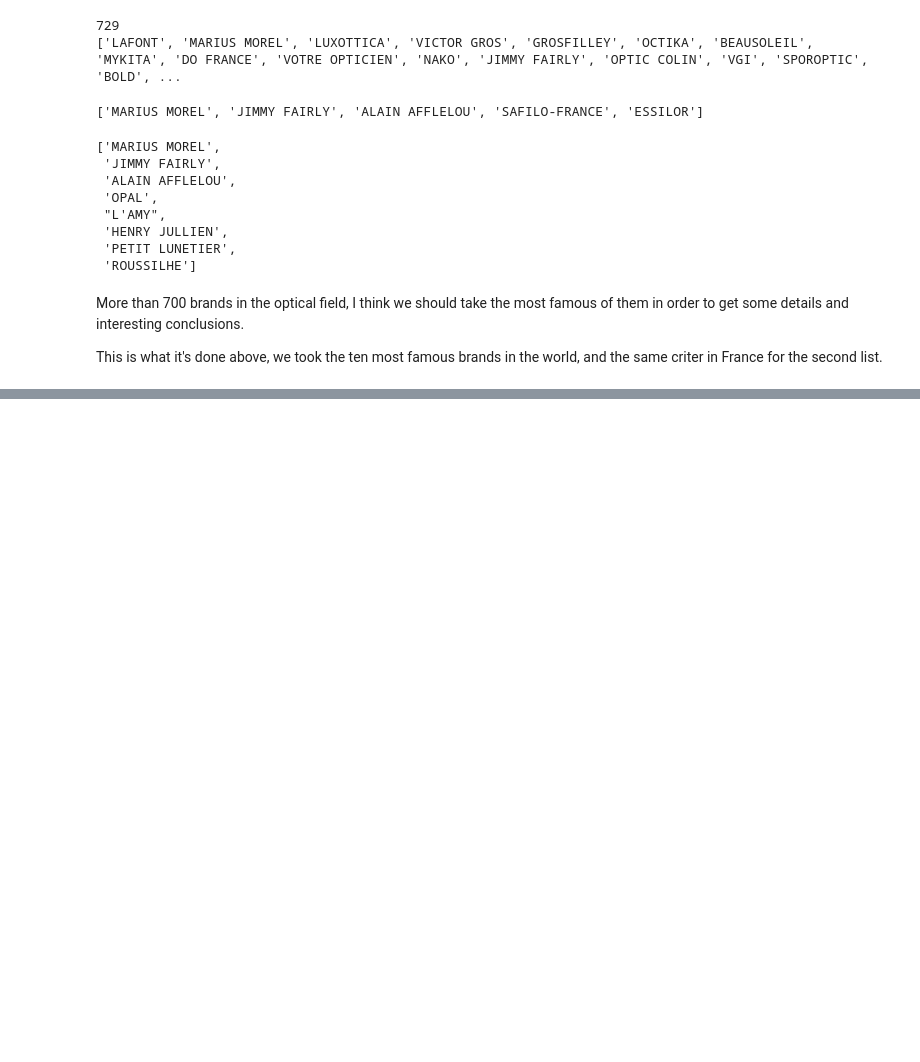
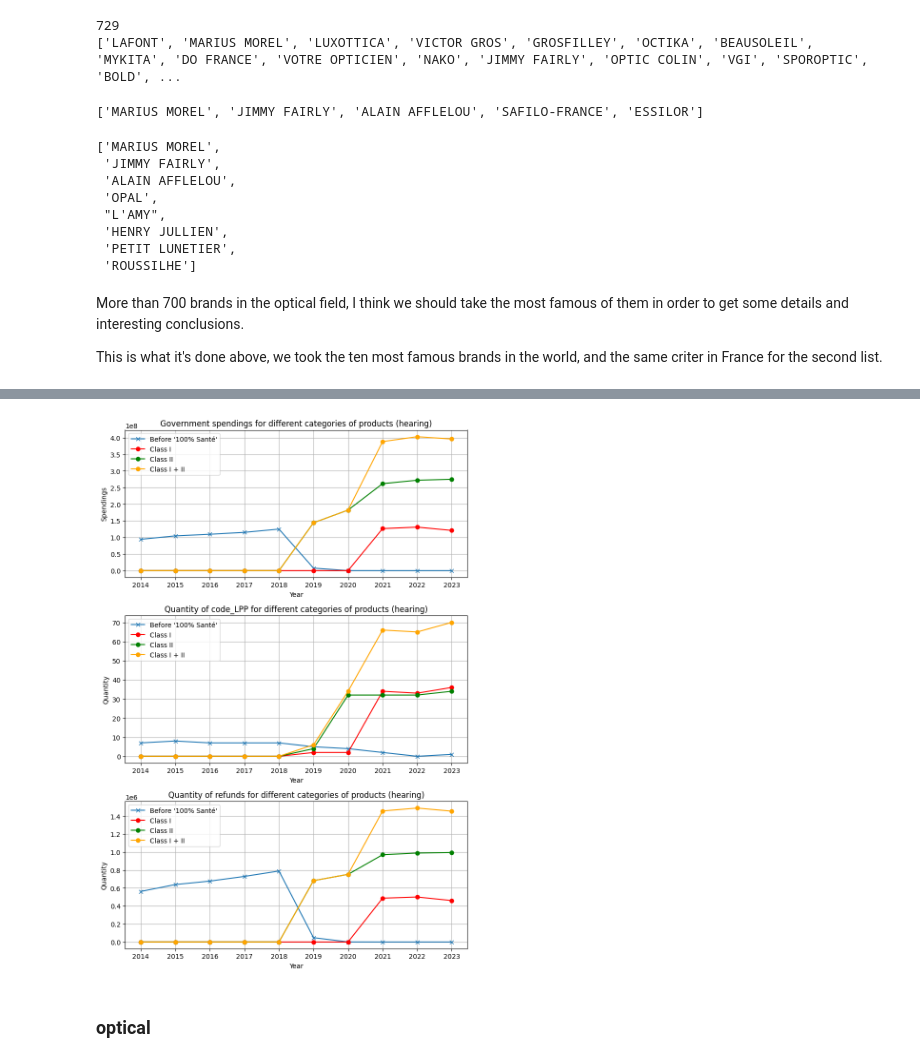
Before and after one commit to bparent11/analysingEffectOfHealthPlanInFrance, a Jupyter notebook: code/governmental-expenditures.ipynb, the cells around one changed output, grey strips where cells are left out. Saved outputs shown, nothing was run; the diff lists cells and outputs as text; code cells hidden in the pictures; blank space fills up the shorter version.

```diff
--- a/code/governmental-expenditures.ipynb
+++ b/code/governmental-expenditures.ipynb
@@ -969,0 +1042,17 @@ with open('../data/classII_gov_exp_for_different_brands_hearing_field', 'w', enc
+# %%
+classI_II = []
+
+for i in range(3):
+    combined = defaultdict(int)
+
+    # Ajouter les valeurs de classA, classB, classC, classD
+    for key, value in Counter(classI[i]).items():
+        combined[key] += value
+    for key, value in Counter(classII[i]).items():
+        combined[key] += value
+
+    # Ajouter le dictionnaire combiné à la liste
+    classI_II.append(dict(combined))
+
+# Afficher le résultat
+print(classI_II)
@@ -969,0 +1061,2 @@ with open('../data/classII_gov_exp_for_different_brands_hearing_field', 'w', enc
+# %%
+list_years = np.array([year for year in classII[0].keys()])
@@ -969,0 +1078,32 @@ with open('../data/classII_gov_exp_for_different_brands_hearing_field', 'w', enc
+# %%
+fig, axes = plt.subplots(3, 1, figsize=(8, 12))
+
+axes = axes.flatten()
+
+for i in range(3):
+    axes[i].plot(list_years, classABCD[i].values(), color="#1f77b4", label="Before '100% Santé'", marker='x')
+    axes[i].plot(list_years, classI[i].values(), color='red', label="Class I", marker="o")
+    axes[i].plot(list_years, classII[i].values(), color="green", label="Class II", marker="o")
+    axes[i].plot(list_years, classI_II[i].values(), color="orange", label="Class I + II", marker="o")
+    axes[i].set_xlabel('Year')
+    axes[i].set_xticks(list_years)
+
+axes[0].set_title("Government spendings for different categories of products (hearing)")
+axes[0].set_ylabel('Spendings')
+
+axes[1].set_title("Quantity of code_LPP for different categories of products (hearing)")
+axes[1].set_ylabel('Quantity')
+
+axes[2].set_title("Quantity of refunds for different categories of products (hearing)")
+axes[2].set_ylabel('Quantity')
+
+for i in range(3):
+    axes[i].grid()
+    axes[i].legend()
+
+plt.tight_layout()
+plt.show()
+# %% [output]
+[figure, added]
+# %% [markdown]
+### optical
```
Also changed, not shown: parts of 63 cells of this notebook, 1 other file.
